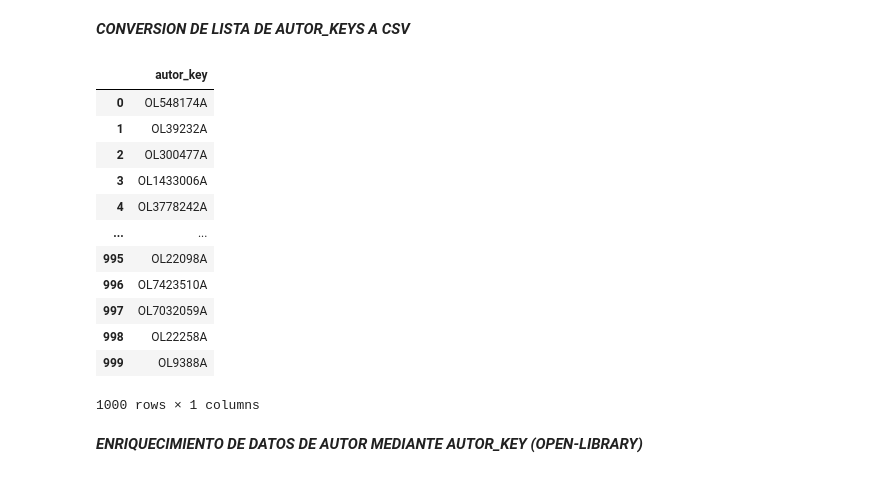
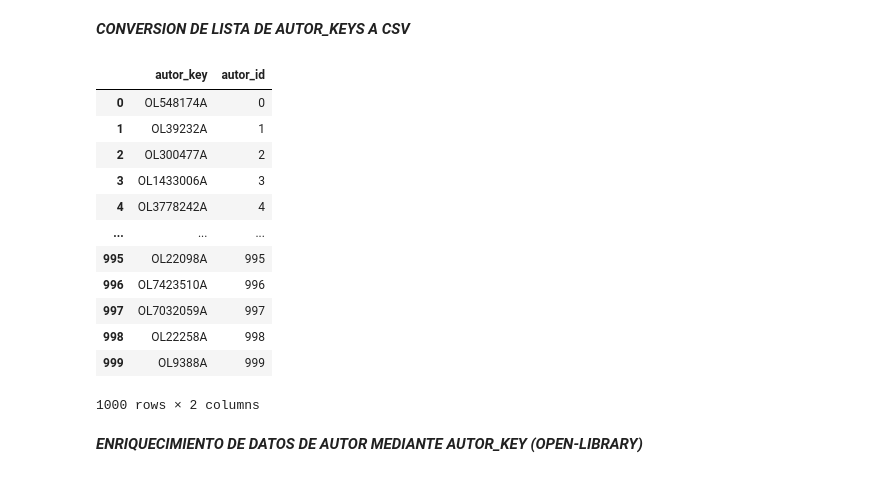
Before and after one commit to HugoFrancoo/TheHuddle-ConsultaMortal, a Jupyter notebook: pipeline/pipeline.ipynb, the cells around one changed output. Saved outputs shown, nothing was run; the diff lists cells and outputs as text; code cells hidden in the pictures.

```diff
--- a/pipeline/pipeline.ipynb
+++ b/pipeline/pipeline.ipynb
@@ -110,25 +164,34 @@ for titulo in titulos:
 # %% [markdown]
 ***CONVERSION DE LISTA DE AUTOR_KEYS A CSV***
 # %%
-#convertir una lista en un dataframe
+# Convertir una lista en un DataFrame
 df = pd.DataFrame(keys, columns=["autor_key"])
-# convertir dataframe a csv
+
+# Agregar id único por fila para relacionar con los demás CSVs
+df["autor_id"] = range(len(df))
+
+# index=False evita que pandas agregue una columna extra con el índice numérico al CSV
 df.to_csv("autor_key.csv", index=False)
 df
-# %% [output]
-|  | autor_key |
-| 0 | OL548174A |
-| 1 | OL39232A |
-| 2 | OL300477A |
-| 3 | OL1433006A |
-| 4 | OL3778242A |
-| ... | ... |
-| 995 | OL22098A |
-| 996 | OL7423510A |
-| 997 | OL7032059A |
-| 998 | OL22258A |
-| 999 | OL9388A |
-1000 rows × 1 columns
+# %%
+df_keys = pd.read_csv("../data/autor_key.csv")
+df_keys["autor_id"] = range(len(df_keys))
+df_keys.to_csv("../data/autor_key.csv", index=False)
+df_keys
+# %% [output]
+|  | autor_key | autor_id |
+| 0 | OL548174A | 0 |
+| 1 | OL39232A | 1 |
+| 2 | OL300477A | 2 |
+| 3 | OL1433006A | 3 |
+| 4 | OL3778242A | 4 |
+| ... | ... | ... |
+| 995 | OL22098A | 995 |
+| 996 | OL7423510A | 996 |
+| 997 | OL7032059A | 997 |
+| 998 | OL22258A | 998 |
+| 999 | OL9388A | 999 |
+1000 rows × 2 columns
 # %% [markdown]
 ***ENRIQUECIMIENTO DE DATOS DE AUTOR MEDIANTE AUTOR_KEY (OPEN-LIBRARY)***
 # %%
```
Also changed, not shown: parts of 27 cells of this notebook, 7 other files.
